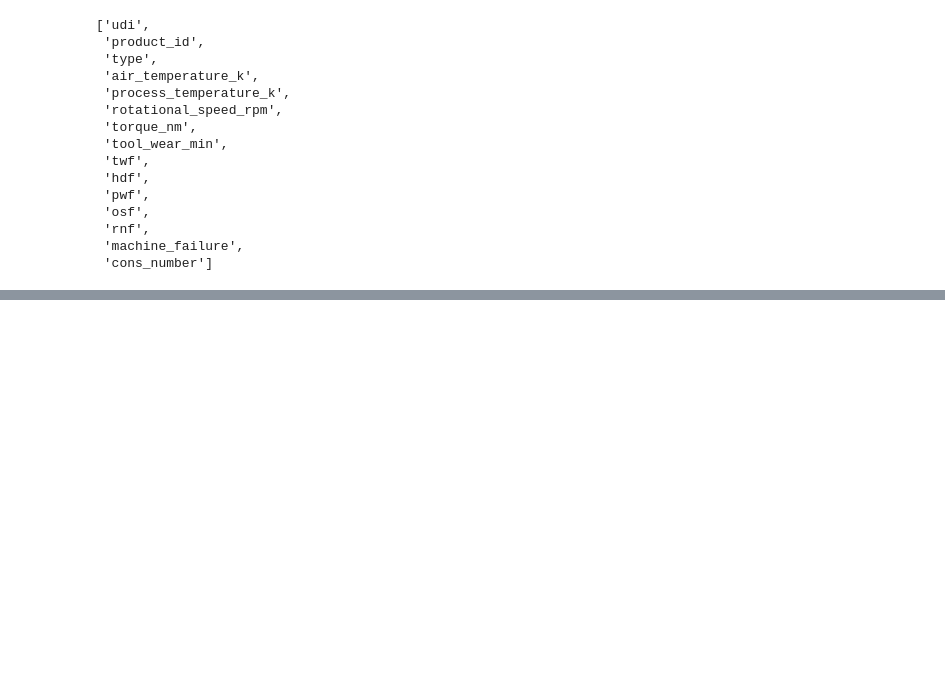
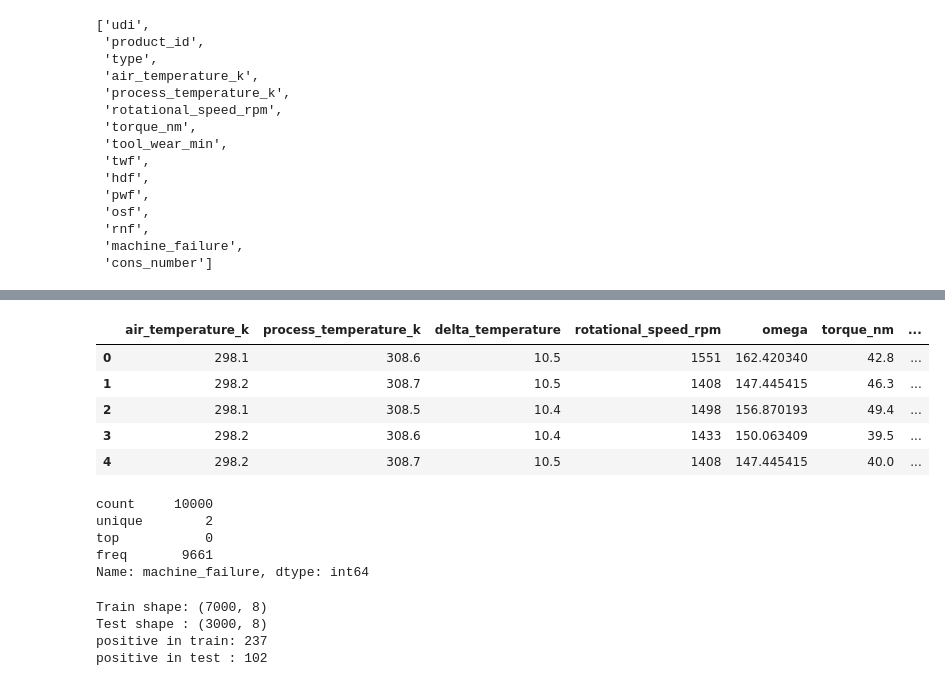
Before and after one commit to yaxintang/capstone_predictive_maintenance, a Jupyter notebook: 01_EDA complete.ipynb, the cells around one changed output, grey strips where cells are left out. Drawn from its saved outputs; the diff is of its cells as text; code cells hidden in the pictures; blank space fills up the shorter version.

```diff
--- a/01_EDA complete.ipynb
+++ b/01_EDA complete.ipynb
@@ -469,0 +503,9 @@ for col in cols:
+# %%
+df[["air_temperature_k", "process_temperature_k", "delta_temperature",  "rotational_speed_rpm", "omega", "torque_nm", "calc_power", "power" ]].head()
+# %% [output]
+|  | air_temperature_k | process_temperature_k | delta_temperature | rotational_speed_rpm | omega | torque_nm | ... |
+| 0 | 298.1 | 308.6 | 10.5 | 1551 | 162.420340 | 42.8 | ... |
+| 1 | 298.2 | 308.7 | 10.5 | 1408 | 147.445415 | 46.3 | ... |
+| 2 | 298.1 | 308.5 | 10.4 | 1498 | 156.870193 | 49.4 | ... |
+| 3 | 298.2 | 308.6 | 10.4 | 1433 | 150.063409 | 39.5 | ... |
+| 4 | 298.2 | 308.7 | 10.5 | 1408 | 147.445415 | 40.0 | ... |
@@ -469,0 +528,8 @@ for col in cols:
+# %%
+df["machine_failure"].describe()
+# %% [output]
+count     10000
+unique        2
+top           0
+freq       9661
+Name: machine_failure, dtype: int64
@@ -469,0 +546,13 @@ for col in cols:
+# %%
+print("Train shape:", X_train.shape)
+print("Test shape :", X_test.shape)
+
+print("positive in train:", int((y_train == 1).sum()))
+print("positive in test :", int((y_test == 1).sum()))
+#print("positive in train:", y_train.sum())
+#print("positive in test :", y_test.sum())
+# %% [output]
+Train shape: (7000, 8)
+Test shape : (3000, 8)
+positive in train: 237
+positive in test : 102
```
Also changed, not shown: parts of 17 cells of this notebook.
